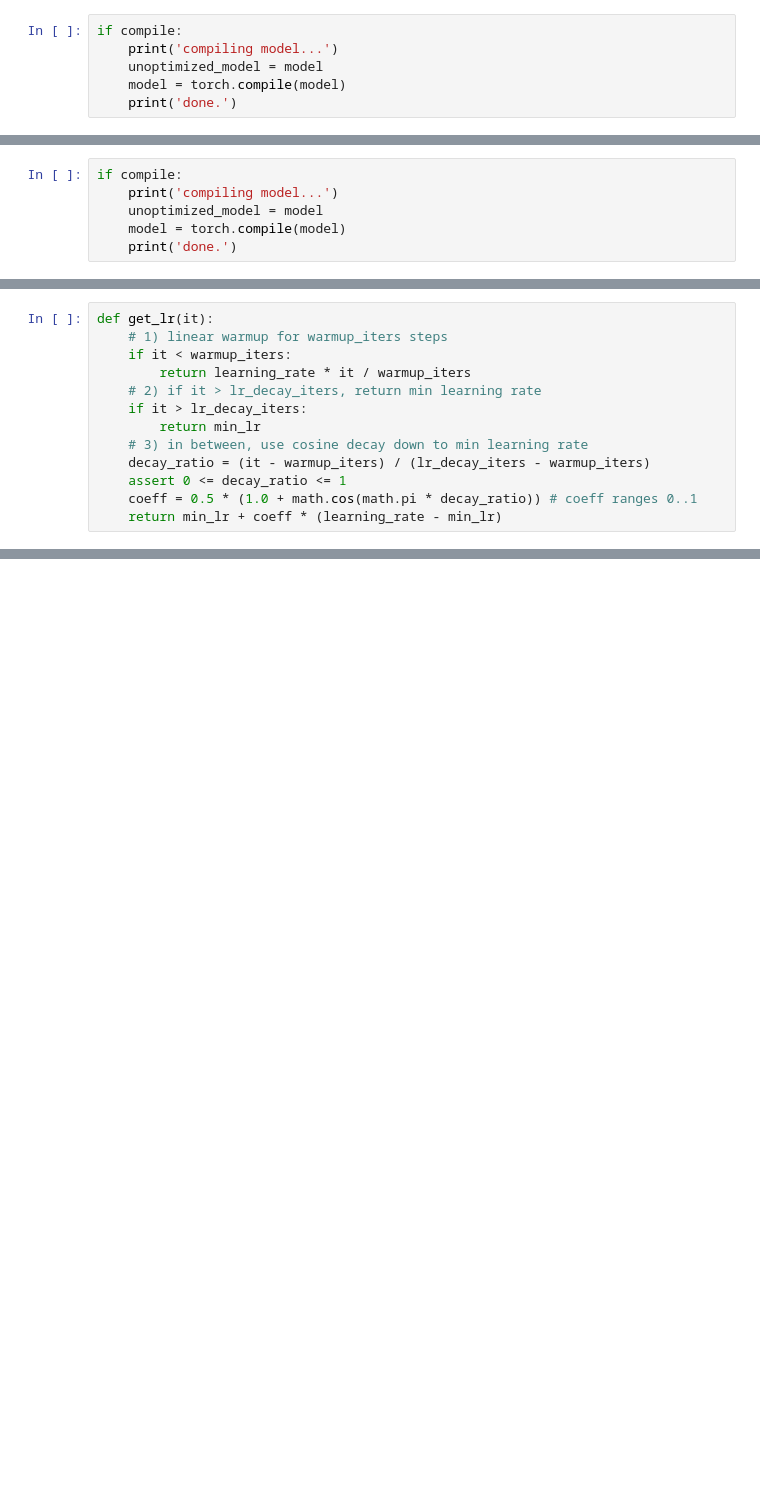
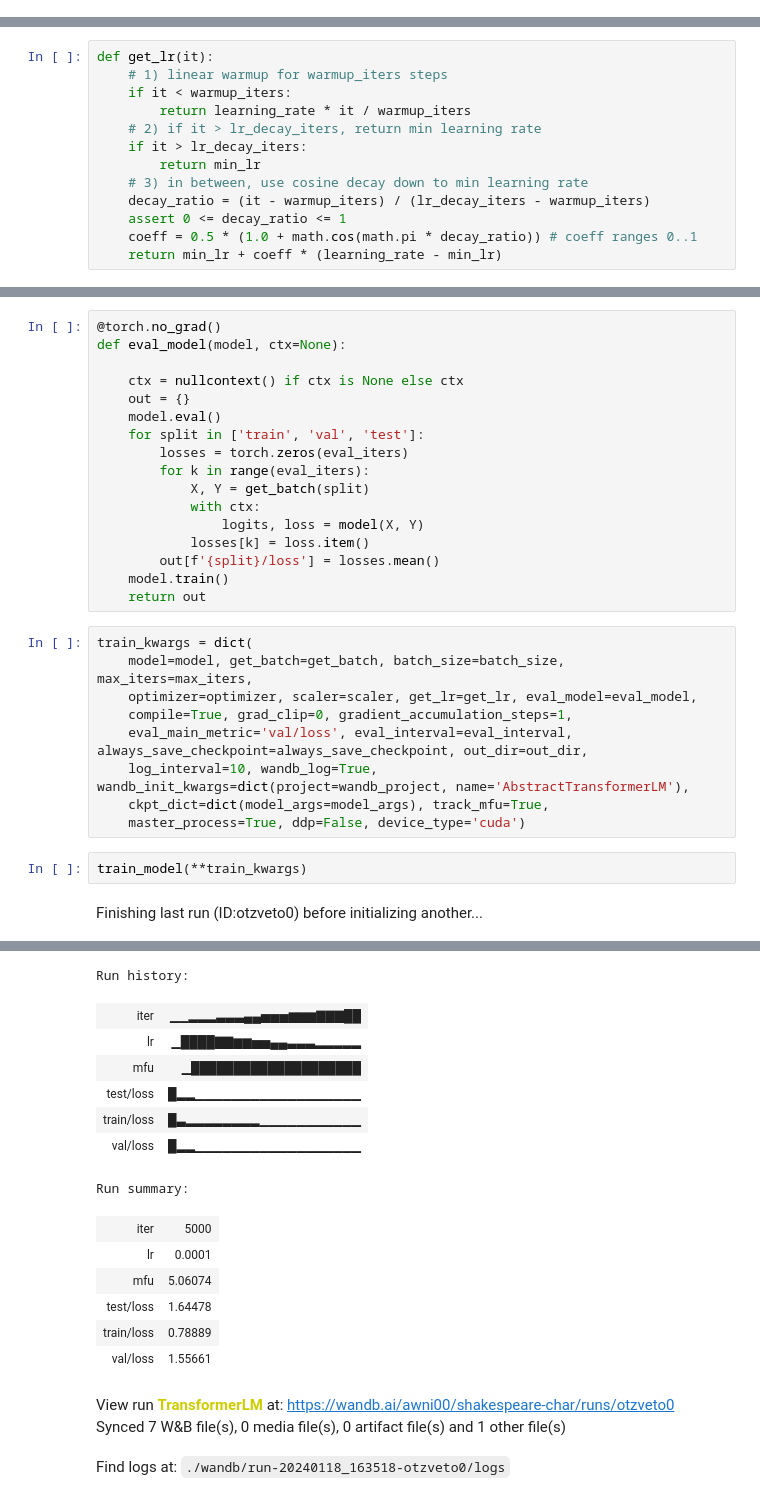
Before and after one commit to Awni00/abstract_transformer, a Jupyter notebook: experiments/tiny_shakespeare_char.ipynb, the cells around one changed output, grey strips where cells are left out. Cells and saved outputs as stored; diff of their text form; blank space fills up the shorter version.

```diff
--- a/experiments/tiny_shakespeare_char.ipynb
+++ b/experiments/tiny_shakespeare_char.ipynb
@@ -128,9 +143,3 @@ optimizer = configure_optimizers(model, weight_decay, learning_rate, (beta1, bet
 num decayed parameter tensors: 27, with 10,765,056 parameters
 num non-decayed parameter tensors: 49, with 30,017 parameters
 using fused AdamW: True
-# %%
-if compile:
-    print('compiling model...')
-    unoptimized_model = model
-    model = torch.compile(model)
-    print('done.')
@@ -363,9 +283,3 @@ optimizer = configure_optimizers(model, weight_decay, learning_rate, (beta1, bet
 num decayed parameter tensors: 42, with 13,605,120 parameters
 num non-decayed parameter tensors: 62, with 37,313 parameters
 using fused AdamW: True
-# %%
-if compile:
-    print('compiling model...')
-    unoptimized_model = model
-    model = torch.compile(model)
-    print('done.')
@@ -516,0 +299,30 @@ iter 5000: loss 0.9512, time 15655.16ms, mfu 5.01%
+# %%
+@torch.no_grad()
+def eval_model(model, ctx=None):
+
+    ctx = nullcontext() if ctx is None else ctx
+    out = {}
+    model.eval()
+    for split in ['train', 'val', 'test']:
+        losses = torch.zeros(eval_iters)
+        for k in range(eval_iters):
+            X, Y = get_batch(split)
+            with ctx:
+                logits, loss = model(X, Y)
+            losses[k] = loss.item()
+        out[f'{split}/loss'] = losses.mean()
+    model.train()
+    return out
+# %%
+train_kwargs = dict(
+    model=model, get_batch=get_batch, batch_size=batch_size, max_iters=max_iters,
+    optimizer=optimizer, scaler=scaler, get_lr=get_lr, eval_model=eval_model,
+    compile=True, grad_clip=0, gradient_accumulation_steps=1,
+    eval_main_metric='val/loss', eval_interval=eval_interval, always_save_checkpoint=always_save_checkpoint, out_dir=out_dir,
+    log_interval=10, wandb_log=True, wandb_init_kwargs=dict(project=wandb_project, name='AbstractTransformerLM'),
+    ckpt_dict=dict(model_args=model_args), track_mfu=True,
+    master_process=True, ddp=False, device_type='cuda')
+# %%
+train_model(**train_kwargs)
+# %% [output]
+Finishing last run (ID:otzveto0) before initializing another...
@@ -516,0 +330,17 @@ iter 5000: loss 0.9512, time 15655.16ms, mfu 5.01%
+Run history:
+| iter | ▁▁▂▂▂▃▃▃▄▄▅▅▅▆▆▆▇▇▇██ |
+| lr | ▁████▇▇▆▆▅▅▄▄▃▃▃▂▂▂▂▂ |
+| mfu | ▁████████████████████ |
+| test/loss | █▂▂▁▁▁▁▁▁▁▁▁▁▁▁▁▁▁▁▁▁ |
+| train/loss | █▃▂▂▂▂▂▂▂▂▁▁▁▁▁▁▁▁▁▁▁ |
+| val/loss | █▂▂▁▁▁▁▁▁▁▁▁▁▁▁▁▁▁▁▁▁ |
+Run summary:
+| iter | 5000 |
+| lr | 0.0001 |
+| mfu | 5.06074 |
+| test/loss | 1.64478 |
+| train/loss | 0.78889 |
+| val/loss | 1.55661 |
+View run TransformerLM at: https://wandb.ai/awni00/shakespeare-char/runs/otzveto0
+Synced 7 W&B file(s), 0 media file(s), 0 artifact file(s) and 1 other file(s)
+Find logs at: ./wandb/run-20240118_163518-otzveto0/logs
```
Also changed, not shown: parts of 24 cells of this notebook.
